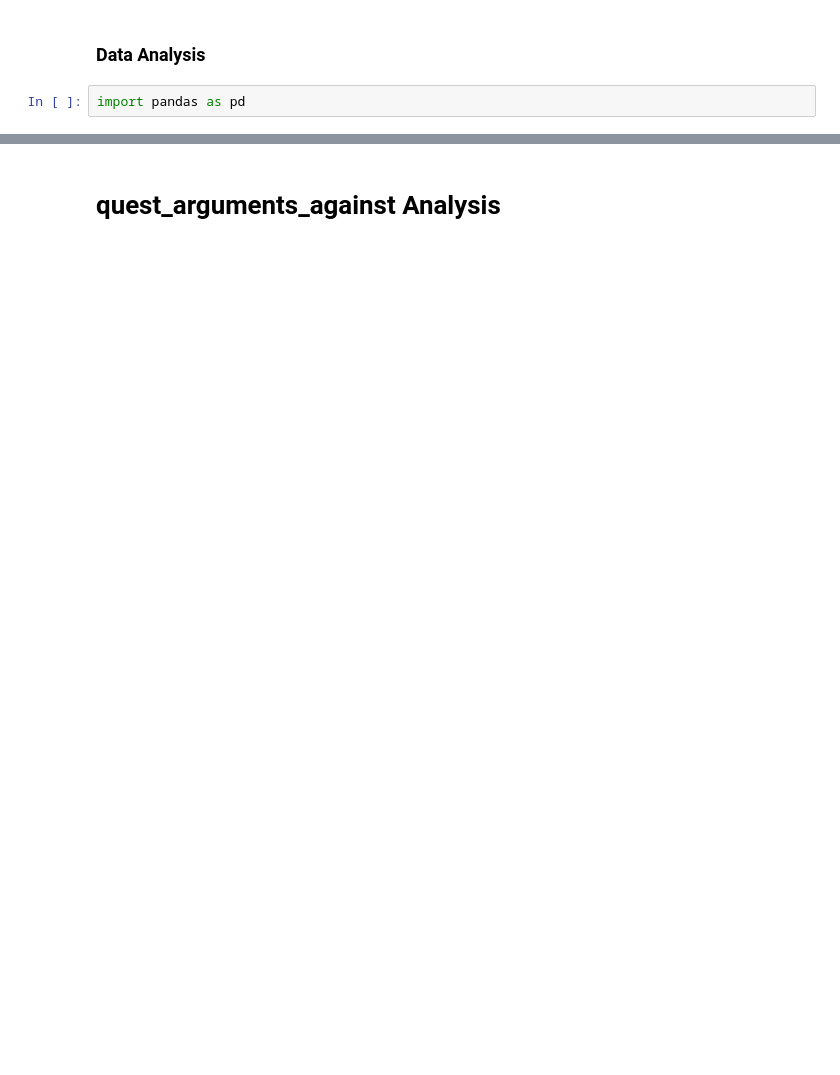
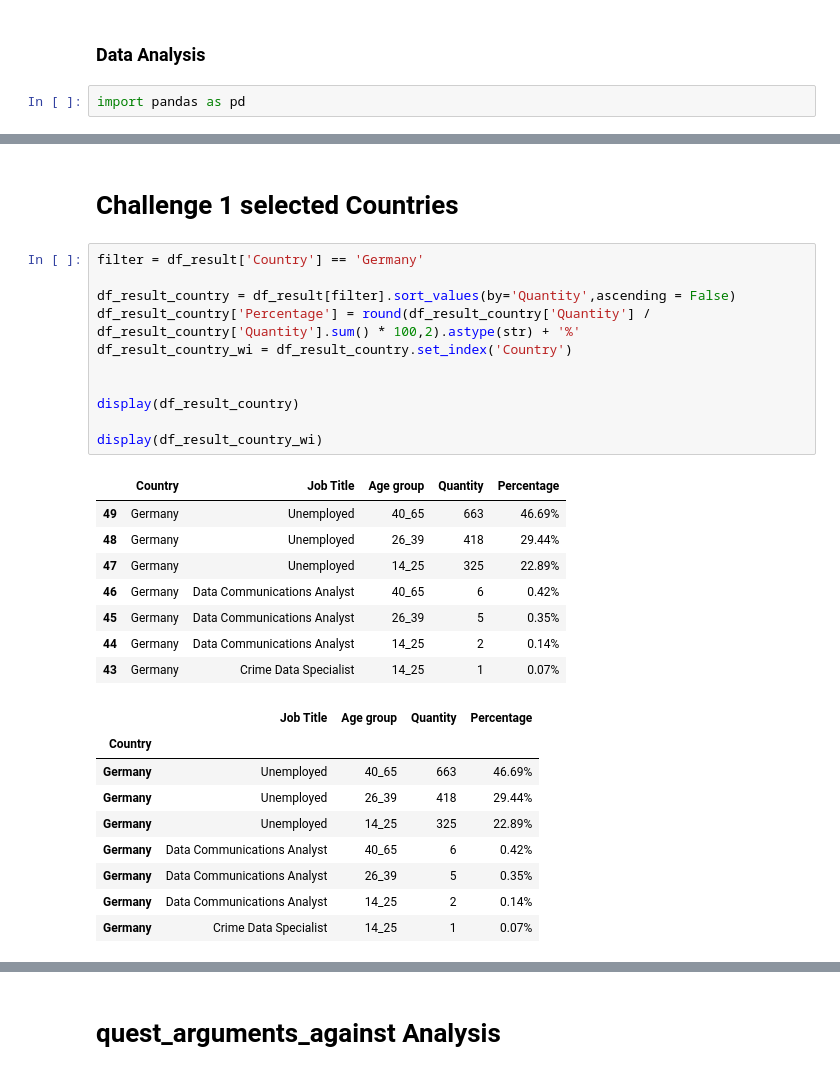
Before and after one commit to juankmp/Project_1_0420_JuanMunoz, a Jupyter notebook: notebooks/analysis.ipynb, the cells around one changed output, grey strips where cells are left out. Drawn from its saved outputs; the diff is of its cells as text; blank space fills up the shorter version.

```diff
--- a/notebooks/analysis.ipynb
+++ b/notebooks/analysis.ipynb
@@ -56,0 +88,31 @@ display(df_result)
+# %% [markdown]
+# Challenge 1 selected Countries
+# %%
+filter = df_result['Country'] == 'Germany'
+
+df_result_country = df_result[filter].sort_values(by='Quantity',ascending = False)
+df_result_country['Percentage'] = round(df_result_country['Quantity'] / df_result_country['Quantity'].sum() * 100,2).astype(str) + '%'
+df_result_country_wi = df_result_country.set_index('Country')
+
+
+display(df_result_country)
+
+display(df_result_country_wi)
+# %% [output]
+|  | Country | Job Title | Age group | Quantity | Percentage |
+| 49 | Germany | Unemployed | 40_65 | 663 | 46.69% |
+| 48 | Germany | Unemployed | 26_39 | 418 | 29.44% |
+| 47 | Germany | Unemployed | 14_25 | 325 | 22.89% |
+| 46 | Germany | Data Communications Analyst | 40_65 | 6 | 0.42% |
+| 45 | Germany | Data Communications Analyst | 26_39 | 5 | 0.35% |
+| 44 | Germany | Data Communications Analyst | 14_25 | 2 | 0.14% |
+| 43 | Germany | Crime Data Specialist | 14_25 | 1 | 0.07% |
+|  | Job Title | Age group | Quantity | Percentage |
+| Country |  |  |  |  |
+| Germany | Unemployed | 40_65 | 663 | 46.69% |
+| Germany | Unemployed | 26_39 | 418 | 29.44% |
+| Germany | Unemployed | 14_25 | 325 | 22.89% |
+| Germany | Data Communications Analyst | 40_65 | 6 | 0.42% |
+| Germany | Data Communications Analyst | 26_39 | 5 | 0.35% |
+| Germany | Data Communications Analyst | 14_25 | 2 | 0.14% |
+| Germany | Crime Data Specialist | 14_25 | 1 | 0.07% |
```
Also changed, not shown: parts of 13 cells of this notebook, 18 other files.
